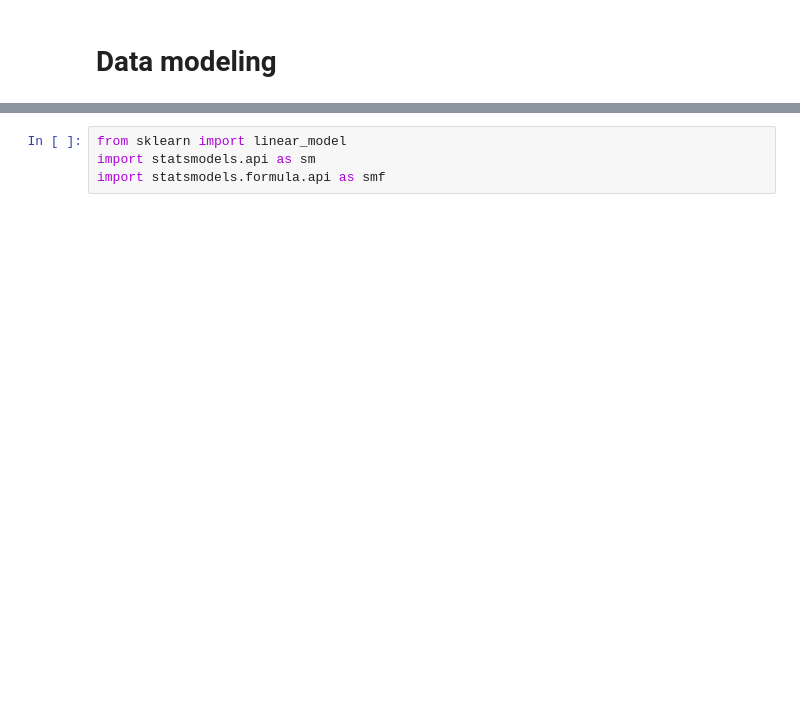
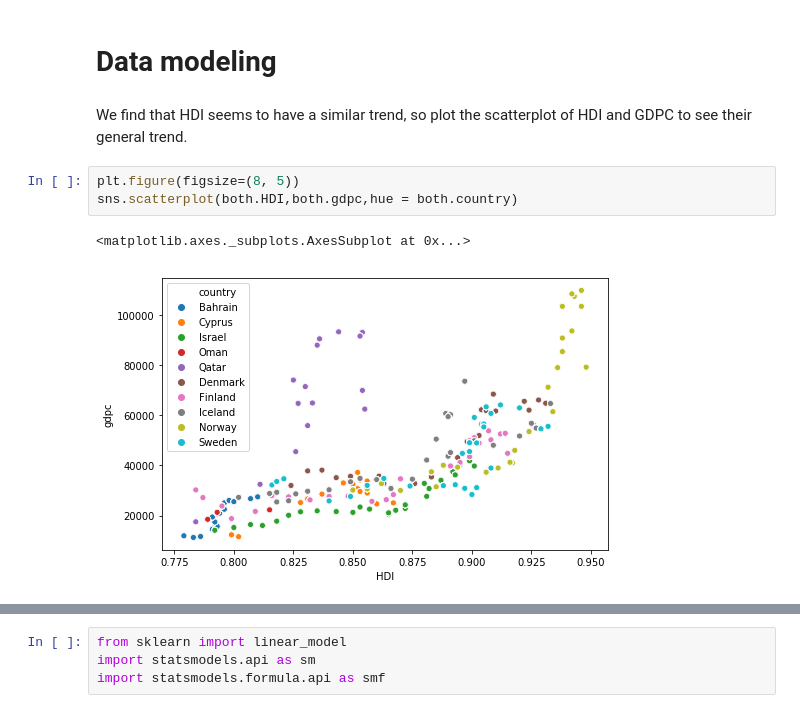
Before and after one commit to sophiazhou97/131-project, a Jupyter notebook: 6.5_131project.ipynb, the cells around one changed output, grey strips where cells are left out. Saved outputs shown, nothing was run; the diff lists cells and outputs as text; blank space fills up the shorter version.

```diff
--- a/6.5_131project.ipynb
+++ b/6.5_131project.ipynb
@@ -378,2 +429,10 @@ y_hist.invert_xaxis()
 # %% [markdown]
 # Data modeling
+# %% [markdown]
+We find that HDI seems to have a similar trend, so plot the scatterplot of HDI and GDPC to see their general trend.
+# %%
+plt.figure(figsize=(8, 5))
+sns.scatterplot(both.HDI,both.gdpc,hue = both.country)
+# %% [output]
+<matplotlib.axes._subplots.AxesSubplot at 0x...>
+[figure, added]
```
Also changed, not shown: parts of 71 cells of this notebook.
